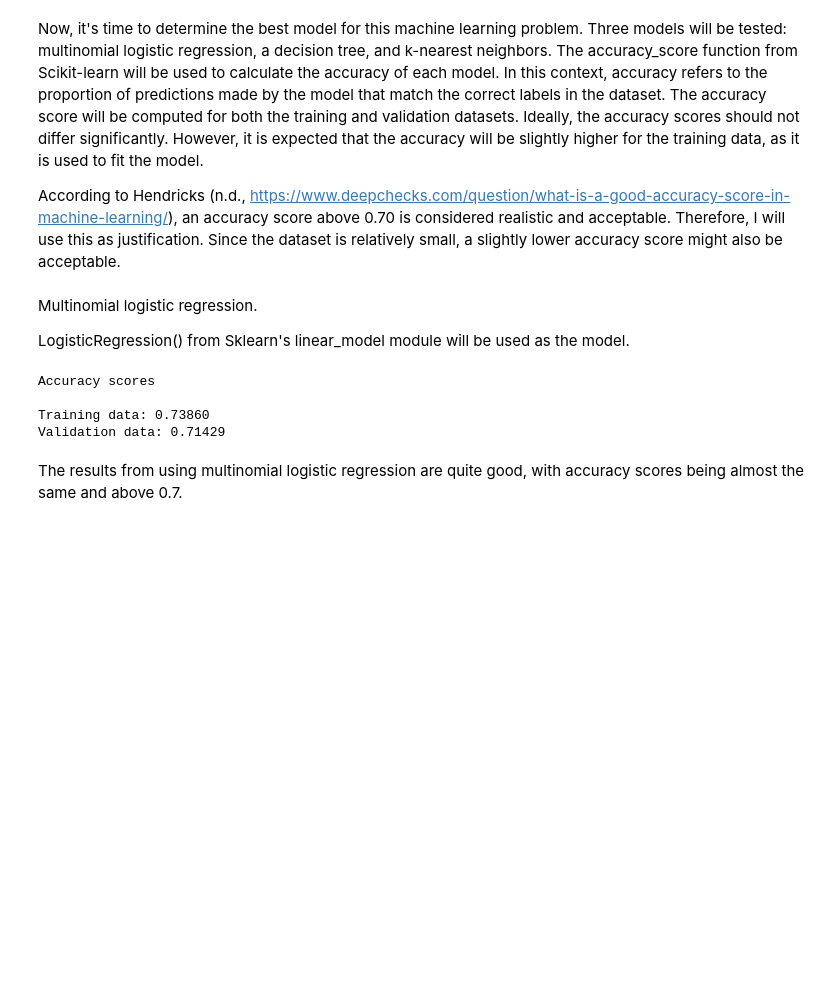
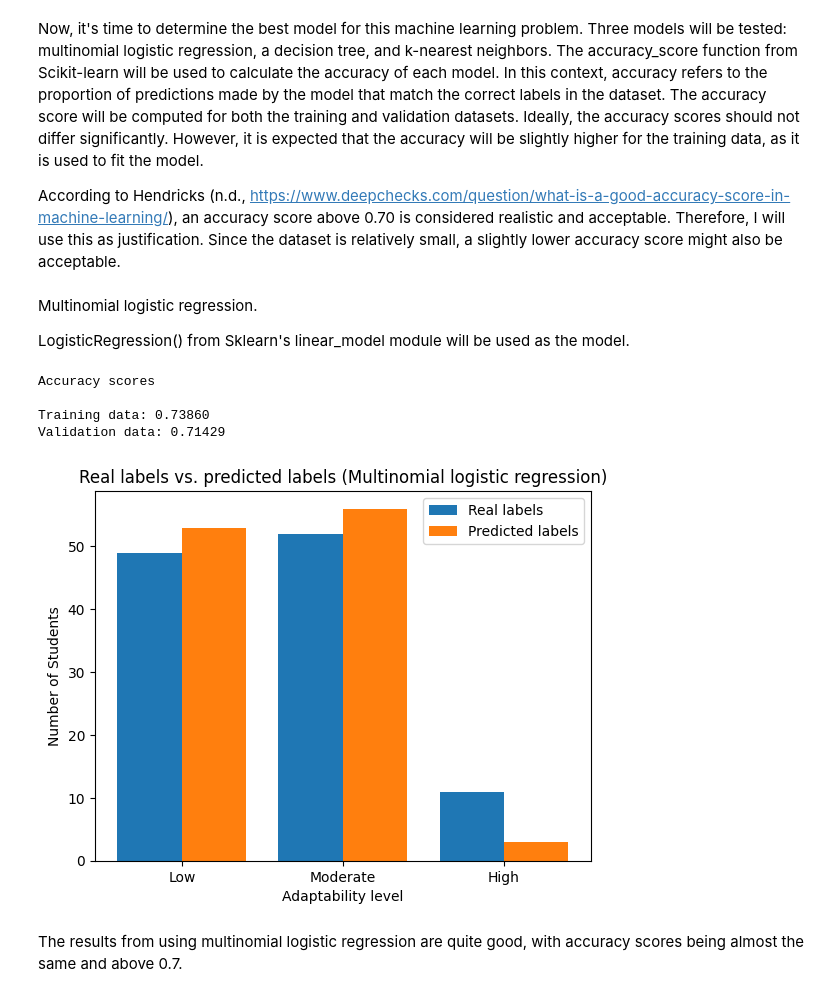
Before and after one commit to oonas21/Online-education-ML-project, a Jupyter notebook: notebook.ipynb, the cells around one changed output. Drawn from its saved outputs; the diff is of its cells as text; code cells hidden in the pictures; blank space fills up the shorter version.

```diff
--- a/notebook.ipynb
+++ b/notebook.ipynb
@@ -253,21 +256,43 @@ LogisticRegression() from Sklearn's linear_model module will be used as the mode
 # %%
 model1 = LogisticRegression()
 model1.fit(X_train, y_train)
 
 predicted_y_train_1 = model1.predict(X_train)
 multi_accuracy_train_1 = accuracy_score(y_train, predicted_y_train_1)
 
 predicted_y_val_1 = model1.predict(X_val)
 multi_accuracy_val_1 = accuracy_score(y_val, predicted_y_val_1)
 
 print("Accuracy scores\n")
 print(f"Training data: {multi_accuracy_train_1:.5f}")
 print(f"Validation data: {multi_accuracy_val_1:.5f}")
+
+# visualize results of validation data
+X_axis = np.arange(len(multi_labels))
+
+real_labels_1 = y_val.value_counts(sort=False)
+predicted_labels_1_pd = pd.Series(predicted_y_val_1).value_counts(sort=False)      # convert to pandas series
+
+# reindex labels in multi_labels order
+real_labels_1 = real_labels_1.reindex(multi_labels, fill_value=0)
+predicted_labels_1_pd = predicted_labels_1_pd.reindex(multi_labels, fill_value=0)
+
+
+plt.bar(X_axis - 0.2, real_labels_1, 0.4, label = 'Real labels')
+plt.bar(X_axis + 0.2, predicted_labels_1_pd, 0.4, label = 'Predicted labels')
+
+plt.xticks(X_axis, multi_labels)
+plt.xlabel("Adaptability level")
+plt.ylabel("Number of Students")
+plt.title("Real labels vs. predicted labels (Multinomial logistic regression)")
+plt.legend()
+plt.show()
 # %% [output]
 Accuracy scores
 
 Training data: 0.73860
 Validation data: 0.71429
+[figure, added]
 # %% [markdown]
 The results from using multinomial logistic regression are quite good, with accuracy scores being almost the same and above 0.7.
 # %% [markdown]
```
Also changed, not shown: parts of 12 cells of this notebook.
